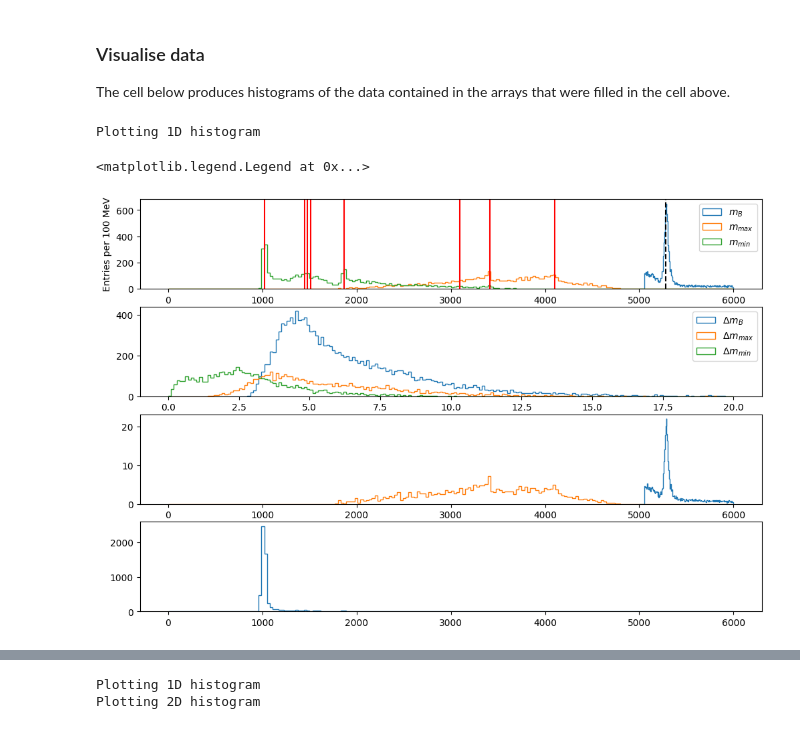
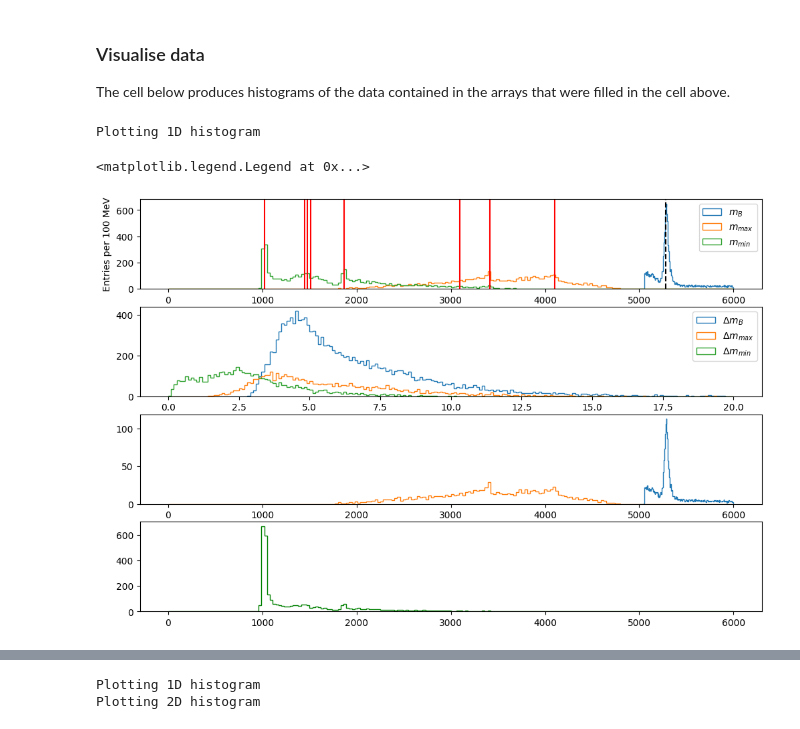
Before and after one commit to damianfrench/MatterAntimatterLab, a Jupyter notebook: Analysis_example.ipynb, the cells around one changed output, grey strips where cells are left out. Cells and saved outputs as stored; diff of their text form; code cells hidden in the pictures.

```diff
--- a/Analysis_example.ipynb
+++ b/Analysis_example.ipynb
@@ -466,9 +467,9 @@ ax[1].hist(m_high_all_uncertainties,bins=200,range=[0,20],histtype='step',label=
 ax[1].hist(m_low_all_uncertainties,bins=200,range=[0,20],histtype='step',label='$\Delta m_{min}$')
 
 
-values_m_B,bins_m_B,patches_m_B = ax[2].hist(m_B_all, bins = 200, weights=(1/m_B_all_uncertainties**2),range = [5000, 6000],histtype='step',label='$m_{B}$')
-values_m_R12,bins_m_R12,patches_m_R12 = ax[2].hist(m_high_all, bins = 200,weights=(1/m_high_all_uncertainties**2), range = [0, 6000],histtype='step',label='$m_{max}$')
-values_m_R13,bins_m_R13,patches_m_R13 = ax[3].hist(m_low_all, bins = 200,weights=(1/m_low_all_uncertainties**2), range = [0, 6000],histtype='step',label='$m_{min}$')
+values_m_B,bins_m_B,patches_m_B = ax[2].hist(m_B_all, bins = 200, weights=(1/m_B_all_uncertainties),range = [5000, 6000],histtype='step',label='$m_{B}$')
+values_m_R12,bins_m_R12,patches_m_R12 = ax[2].hist(m_high_all, bins = 200,weights=(1/m_high_all_uncertainties), range = [0, 6000],histtype='step',label='$m_{max}$')
+values_m_R13,bins_m_R13,patches_m_R13 = ax[3].hist(m_low_all, bins = 200,weights=(1/m_low_all_uncertainties), range = [0, 6000],histtype='step',label='$m_{min}$',color='g')
 
 # phi strange-antistrange
 ax[0].axvline(1019.461,color='red')
@@ -486,31 +487,31 @@ ax[0].axvline(1864.84,color='red')
 #J/psi charm-anticharm
 ax[0].axvline(3096.9,color='red')
 #chi_c0 charm-anticharm
 ax[0].axvline(3414.71,color='red')
 # Charmonium (excited) states) and tetra quark candidates in the region of 4GeV - 4.5 GeV
 ax[0].axvline(4100,color='red')
 
 #slight peak before could be from particle misidentification from choosing the wrong kaon candidate.
 
 # B meson
 ax[0].axvline(5279,color='k',linestyle='--')
 
 
 # peaks,_=scipy.signal.find_peaks(values_m_B,height=25)
 # widths,width_heights,pos_left,pos_right=scipy.signal.peak_widths(values_m_B,peaks,rel_height=0.5)
 # int_pos_right=int(np.floor(pos_right[0]))
 # int_pos_left=int(np.floor(pos_left[0]))
 # print(bins_m_B[peaks],values_m_B[peaks])
 # print((m_B.max()-m_B.min())/2000)
 # ax.scatter(bins_m_B[peaks],values_m_B[peaks],color='red')
 # ax.hlines(0.5*values_m_B[peaks],bins_m_B[int_pos_left],bins_m_B[int_pos_right],color='red')
 #ax[0].hist(pZ, bins = 200, range = [0, 100000],histtype='stepfilled',alpha=0.3,label='$p_{z}$')
 ax[0].set_xlabel('Invariant Mass in MeV')
 ax[0].set_ylabel('Entries per 100 MeV')
 ax[0].legend()
 ax[1].legend()
 # plt.savefig('./plots/invariant_masses_yield_cuts.png')
 # %% [output]
 Plotting 1D histogram
 <matplotlib.legend.Legend at 0x...>
-[figure, old version]
+[figure, new version]
```
Also changed, not shown: parts of 2 cells of this notebook.
